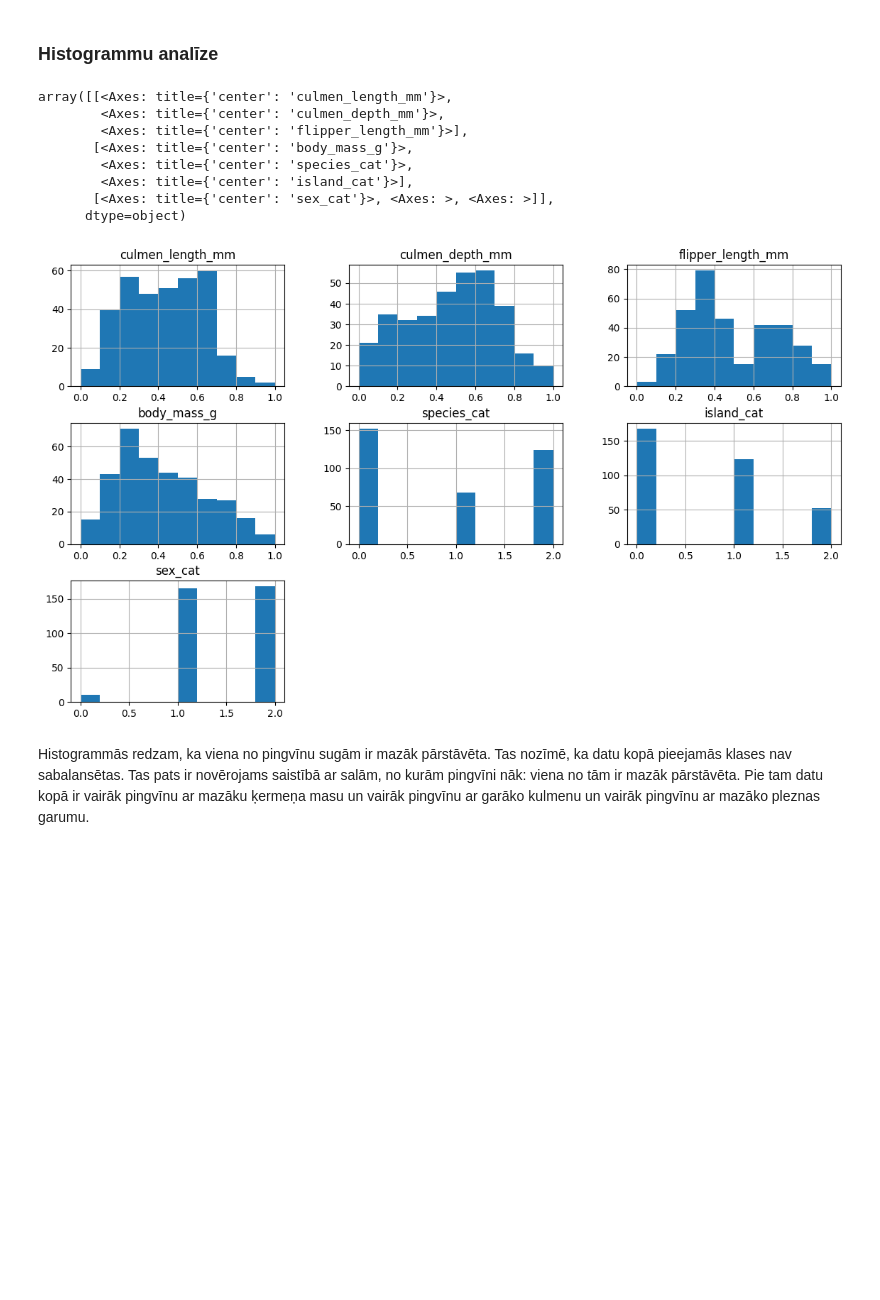
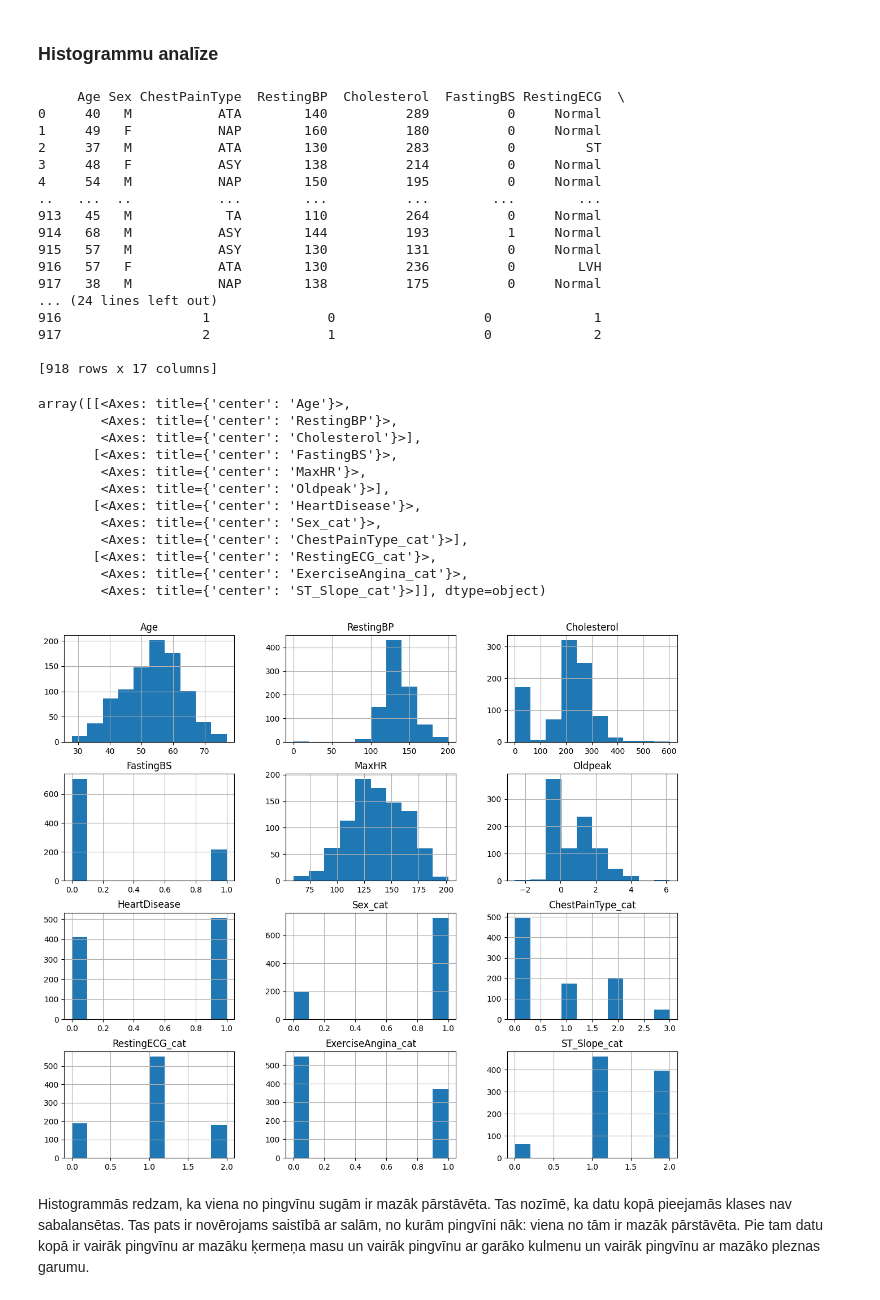
Before and after one commit to tomasskristianssterns/MIP_projekts2, a Jupyter notebook: src/Pārraudzītā_mašīnmācīšanās (1).ipynb, the cells around one changed output. Drawn from its saved outputs; the diff is of its cells as text; code cells hidden in the pictures; blank space fills up the shorter version.

```diff
--- a/src/Pārraudzītā_mašīnmācīšanās (1).ipynb
+++ b/src/Pārraudzītā_mašīnmācīšanās (1).ipynb
@@ -13,14 +13,14 @@ import seaborn as sns
 import scipy.stats as stats
 # %%
 #Pieslēgšanas Google kontam
-from google.colab import drive
-drive.mount('/content/gdrive')
+# from google.colab import drive
+# drive.mount('/content/gdrive')
 #Tiek iegūts diska saturs
-import os
-os.chdir("/content/gdrive/MyDrive/Colab Notebooks")
-!ls
+#  import os
+# os.chdir("/content/gdrive/MyDrive/Colab Notebooks")
+# !ls
 #Tiek nolasīts datu kopas fails
-datu_kopa = pd.read_csv('penguins_size.csv')
+datu_kopa = pd.read_csv('/workspaces/MIP_projekts2/dataset/heart.csv')
 #Tiek atspoguļoti datu kopas kolonu datu tipi
 print(datu_kopa.dtypes)
 # %% [output]
@@ -45,9 +41,11 @@ dtype: object
 ### Datu tipu salāgošana
 # %%
 #Tā kā kategoriskiem atribūtiem tiek norādīts tips "object", tas tiek mainīts uz "category"
-datu_kopa["species"] = datu_kopa["species"].astype('category')
-datu_kopa["island"] = datu_kopa["island"].astype('category')
-datu_kopa["sex"] = datu_kopa["sex"].astype('category')
+datu_kopa["Sex"] = datu_kopa["Sex"].astype('category')
+datu_kopa["ChestPainType"] = datu_kopa["ChestPainType"].astype('category')
+datu_kopa["RestingECG"] = datu_kopa["RestingECG"].astype('category')
+datu_kopa["ExerciseAngina"] = datu_kopa["ExerciseAngina"].astype('category')
+datu_kopa["ST_Slope"] = datu_kopa["ST_Slope"].astype('category')
 #Tiek izvadīti pirmie 7 ieraksti datu kopā
 print(datu_kopa.head(7))
 # %% [output]
@@ -71,10 +69,14 @@ print(datu_kopa.head(7))
 # %%
 #Tiek izveidotas jaunas kolonas kategoriskajiem atribūtiem un to vērtības tiek pārvērstas par skaitliskām vērtībām
-datu_kopa["species_cat"] = datu_kopa["species"].cat.codes
-datu_kopa["island_cat"] = datu_kopa["island"].cat.codes
-datu_kopa["sex_cat"] = datu_kopa["sex"].cat.codes
+datu_kopa["Sex_cat"] = datu_kopa["Sex"].cat.codes
+datu_kopa["ChestPainType_cat"] = datu_kopa["ChestPainType"].cat.codes
+datu_kopa["RestingECG_cat"] = datu_kopa["RestingECG"].cat.codes
+datu_kopa["ExerciseAngina_cat"] = datu_kopa["ExerciseAngina"].cat.codes
+datu_kopa["ST_Slope_cat"] = datu_kopa["ST_Slope"].cat.codes
 #Tiek atspoguļoti datu kopas kolonu datu tipi
 print(datu_kopa.dtypes)
 #Tiek izvadīti pirmie 7 ieraksti datu kopā
 print(datu_kopa.head(7))
+# a = datu_kopa
+# print(a)
 # %% [output]
@@ -231,17 +182,39 @@ Vērtību attēlojums ļauj veikt šādus secinājumus:
 ### Histogrammu analīze
 # %%
 #Datu kopas atribūtu histogrammu izvade
-darba_datu_kopa.hist(figsize=(14,8))
+print(datu_kopa)
+datu_kopa.hist(figsize=(14,12))
 # %% [output]
-array([[<Axes: title={'center': 'culmen_length_mm'}>,
-        <Axes: title={'center': 'culmen_depth_mm'}>,
-        <Axes: title={'center': 'flipper_length_mm'}>],
-       [<Axes: title={'center': 'body_mass_g'}>,
-        <Axes: title={'center': 'species_cat'}>,
-        <Axes: title={'center': 'island_cat'}>],
-       [<Axes: title={'center': 'sex_cat'}>, <Axes: >, <Axes: >]],
-      dtype=object)
+     Age Sex ChestPainType  RestingBP  Cholesterol  FastingBS RestingECG  \
+0     40   M           ATA        140          289          0     Normal
+1     49   F           NAP        160          180          0     Normal
+2     37   M           ATA        130          283          0         ST
+3     48   F           ASY        138          214          0     Normal
+4     54   M           NAP        150          195          0     Normal
+..   ...  ..           ...        ...          ...        ...        ...
+913   45   M            TA        110          264          0     Normal
+914   68   M           ASY        144          193          1     Normal
+915   57   M           ASY        130          131          0     Normal
+916   57   F           ATA        130          236          0        LVH
+917   38   M           NAP        138          175          0     Normal
+... (24 lines left out)
+916                  1               0                   0             1
+917                  2               1                   0             2
+
+[918 rows x 17 columns]
+array([[<Axes: title={'center': 'Age'}>,
+        <Axes: title={'center': 'RestingBP'}>,
+        <Axes: title={'center': 'Cholesterol'}>],
+       [<Axes: title={'center': 'FastingBS'}>,
+        <Axes: title={'center': 'MaxHR'}>,
+        <Axes: title={'center': 'Oldpeak'}>],
+       [<Axes: title={'center': 'HeartDisease'}>,
+        <Axes: title={'center': 'Sex_cat'}>,
+        <Axes: title={'center': 'ChestPainType_cat'}>],
+       [<Axes: title={'center': 'RestingECG_cat'}>,
+        <Axes: title={'center': 'ExerciseAngina_cat'}>,
+        <Axes: title={'center': 'ST_Slope_cat'}>]], dtype=object)
-[figure, old version]
+[figure, new version]
 # %% [markdown]
 Histogrammās redzam, ka viena no pingvīnu sugām ir mazāk pārstāvēta. Tas nozīmē, ka datu kopā pieejamās klases nav sabalansētas. Tas pats ir novērojams saistībā ar salām, no kurām pingvīni nāk: viena no tām ir mazāk pārstāvēta.
 Pie tam datu kopā ir vairāk pingvīnu ar mazāku ķermeņa masu un vairāk pingvīnu ar garāko kulmenu un vairāk pingvīnu ar mazāko pleznas garumu.
```
Also changed, not shown: parts of 12 cells of this notebook.
